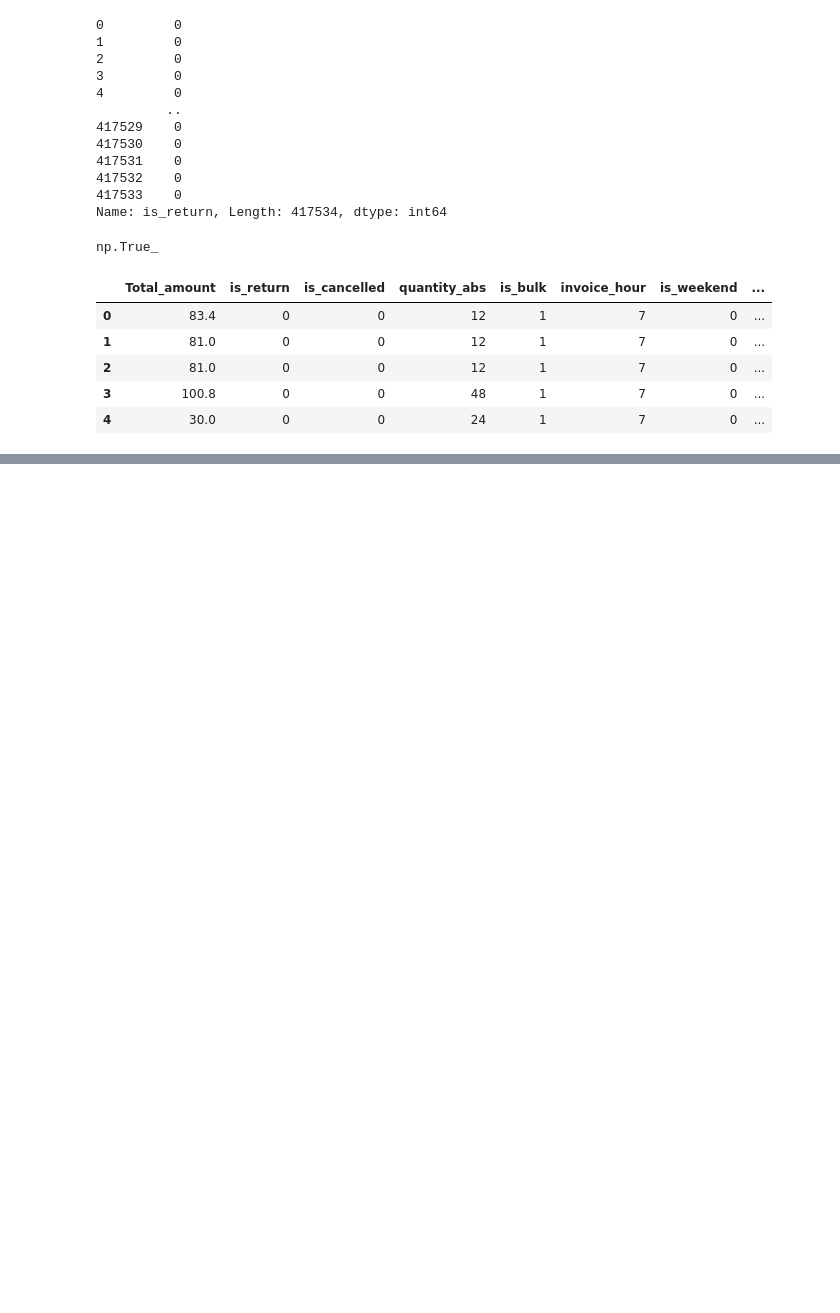
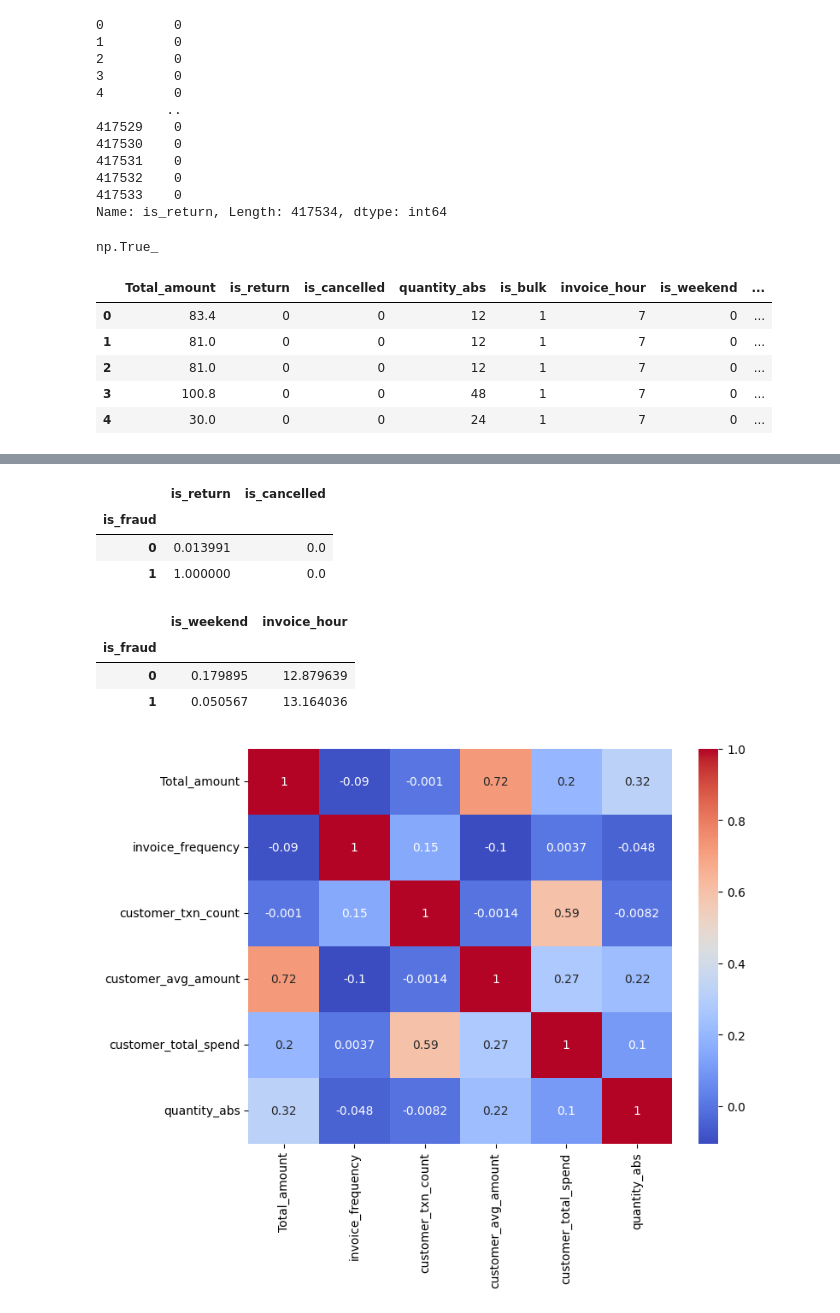
Before and after one commit to Sameer-ship-it/Customer-Behaviour-Prediction, a Jupyter notebook: Customer Purchase Behaviour & Return Fraud Prediction.ipynb, the cells around one changed output, grey strips where cells are left out. Saved outputs shown, nothing was run; the diff lists cells and outputs as text; code cells hidden in the pictures; blank space fills up the shorter version.

```diff
--- a/Customer Purchase Behaviour & Return Fraud Prediction.ipynb
+++ b/Customer Purchase Behaviour & Return Fraud Prediction.ipynb
@@ -205,0 +255,29 @@ encoded_data
+# %%
+data.groupby('is_fraud')[['is_return','is_cancelled']].mean()
+# %% [output]
+|  | is_return | is_cancelled |
+| is_fraud |  |  |
+| 0 | 0.013991 | 0.0 |
+| 1 | 1.000000 | 0.0 |
+# %%
+data.groupby('is_fraud')[['is_weekend','invoice_hour']].mean()
+# %% [output]
+|  | is_weekend | invoice_hour |
+| is_fraud |  |  |
+| 0 | 0.179895 | 12.879639 |
+| 1 | 0.050567 | 13.164036 |
+# %%
+# Checking repetition of the data
+
+import seaborn as sns
+import numpy as np
+
+feature_cols = ['Total_amount','invoice_frequency','customer_txn_count','customer_avg_amount','customer_total_spend','quantity_abs']
+
+corr = data[feature_cols].corr()
+
+plt.figure(figsize=(8,6))
+sns.heatmap(corr, annot=True, cmap='coolwarm')
+plt.show()
+# %% [output]
+[figure, added]
```
Also changed, not shown: parts of 14 cells of this notebook.
